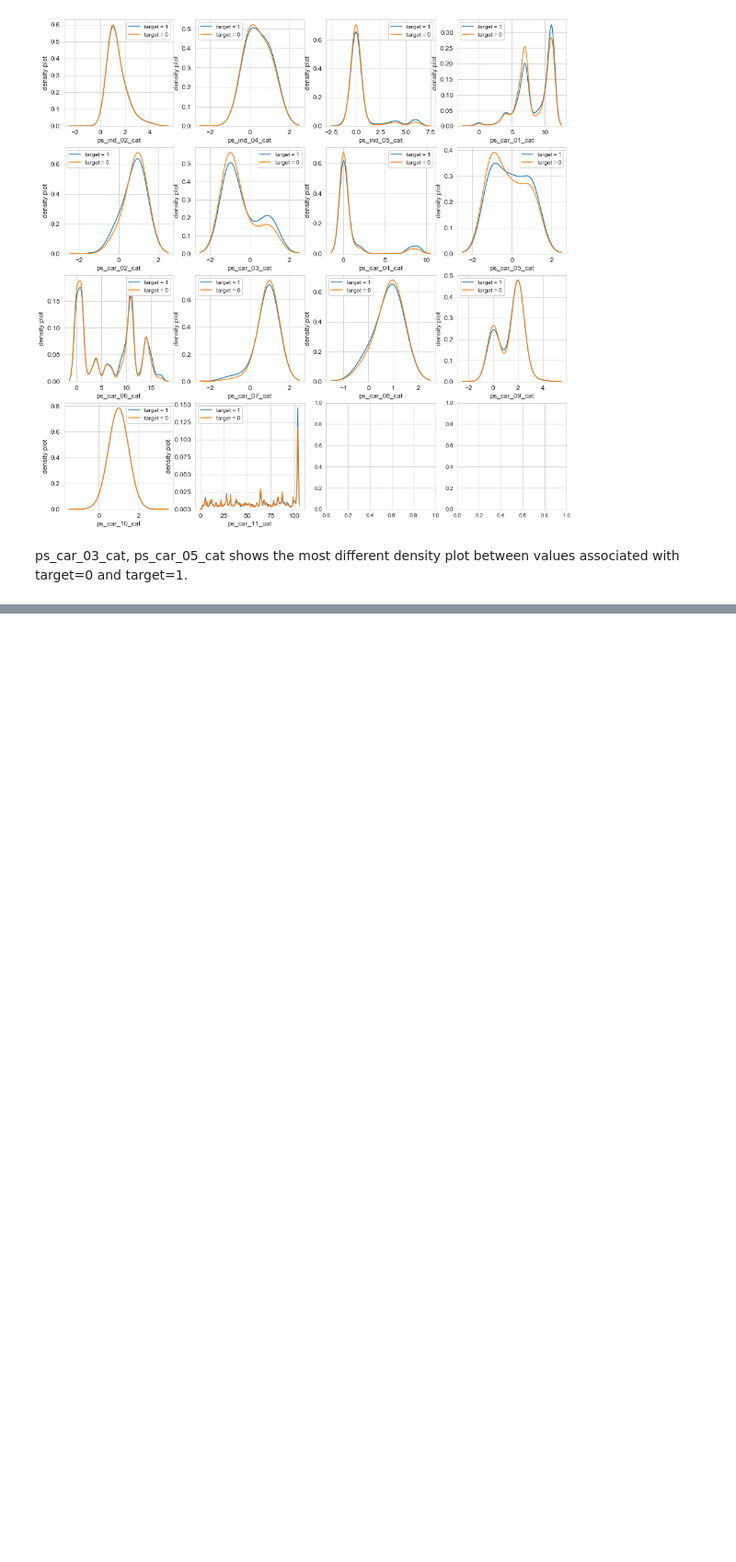
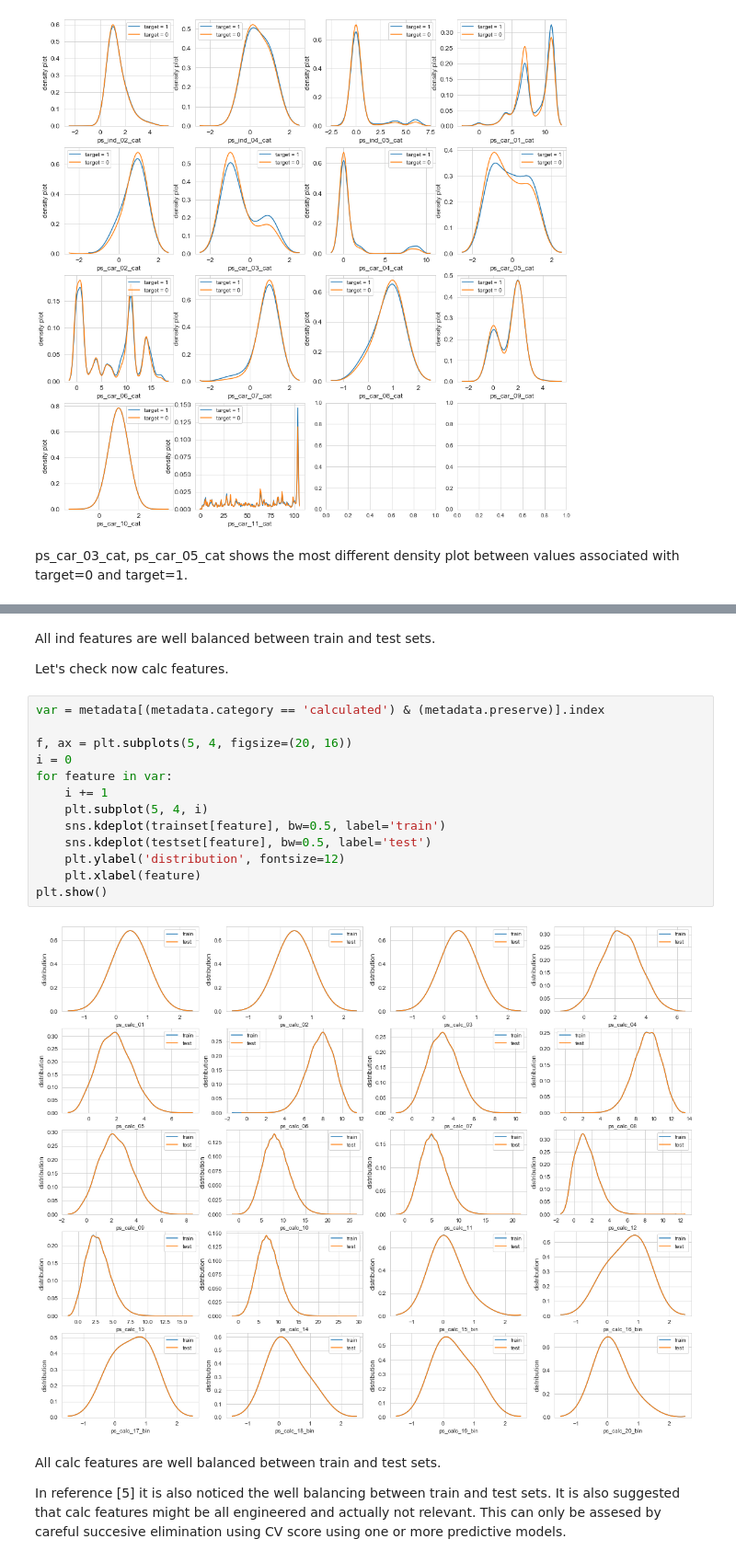
Before and after one commit to hyeonkeemin/DataAnalysis_PYTHON, a Jupyter notebook: kaggle/Binary classification -Tabular data/2st- Porto Seguro's Safe Driver Prediction/4. Porto Seguro Exploratory Analysis and Prediction.ipynb, the cells around one changed output, grey strips where cells are left out. Shown at 92% size. Cells and saved outputs as stored; diff of their text form; blank space fills up the shorter version.

```diff
--- a/kaggle/Binary classification -Tabular data/2st- Porto Seguro's Safe Driver Prediction/4. Porto Seguro Exploratory Analysis and Prediction.ipynb
+++ b/kaggle/Binary classification -Tabular data/2st- Porto Seguro's Safe Driver Prediction/4. Porto Seguro Exploratory Analysis and Prediction.ipynb
@@ -487,0 +556,23 @@ ps_car_03_cat, ps_car_05_cat shows the most different density plot between value
+# %% [markdown]
+All ind features are well balanced between train and test sets.
+
+Let's check now calc features.
+# %%
+var = metadata[(metadata.category == 'calculated') & (metadata.preserve)].index
+
+f, ax = plt.subplots(5, 4, figsize=(20, 16))
+i = 0
+for feature in var:
+    i += 1
+    plt.subplot(5, 4, i)
+    sns.kdeplot(trainset[feature], bw=0.5, label='train')
+    sns.kdeplot(testset[feature], bw=0.5, label='test')
+    plt.ylabel('distribution', fontsize=12)
+    plt.xlabel(feature)
+plt.show()
+# %% [output]
+[figure, added]
+# %% [markdown]
+All calc features are well balanced between train and test sets.
+
+In reference [5] it is also noticed the well balancing between train and test sets. It is also suggested that calc features might be all engineered and actually not relevant. This can only be assesed by careful succesive elimination using CV score using one or more predictive models.
```
Also changed, not shown: parts of 8 cells of this notebook.
